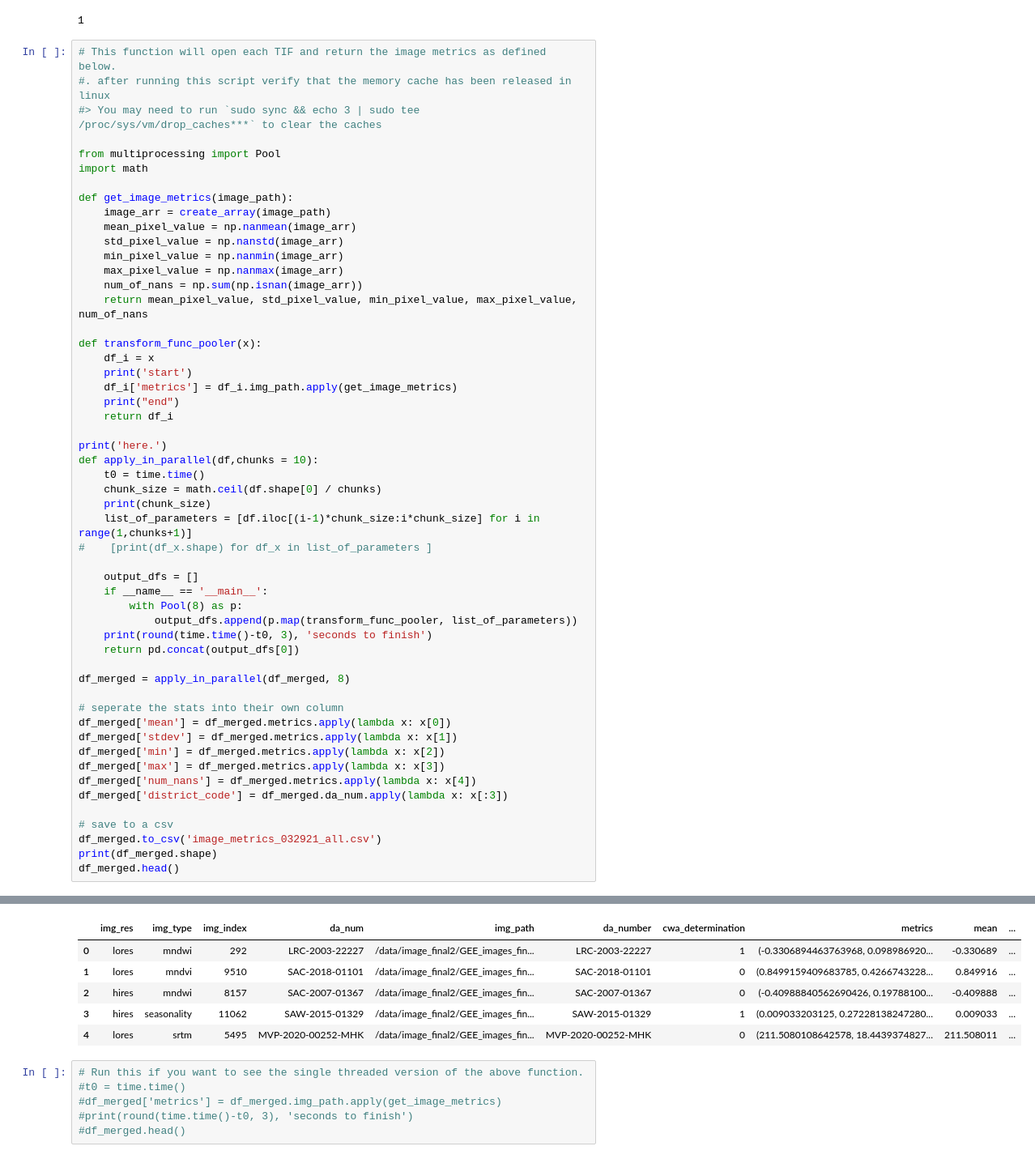
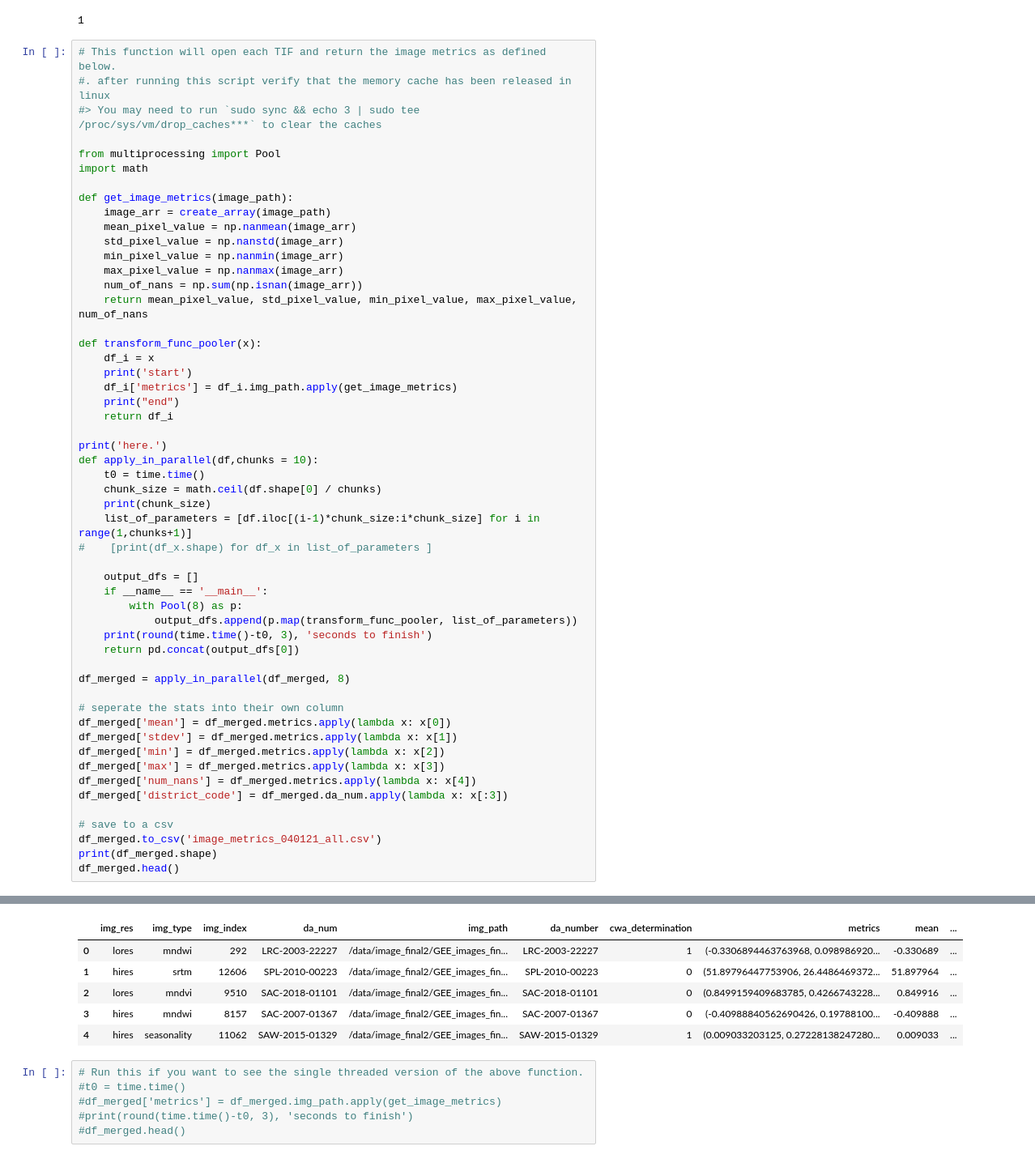
Before and after one commit to jgaustad/pollutemenot-ai, a Jupyter notebook: EDA_images032121.ipynb, the cells around one changed output, grey strips where cells are left out. Shown at 81% size. Drawn from its saved outputs; the diff is of its cells as text.

```diff
--- a/EDA_images032121.ipynb
+++ b/EDA_images032121.ipynb
@@ -160,7 +160,7 @@ df_merged['num_nans'] = df_merged.metrics.apply(lambda x: x[4])
 df_merged['district_code'] = df_merged.da_num.apply(lambda x: x[:3])
 
 # save to a csv
-df_merged.to_csv('image_metrics_032921_all.csv')
+df_merged.to_csv('image_metrics_040121_all.csv')
 print(df_merged.shape)
 df_merged.head()
 # %% [output]
@@ -195,9 +195,9 @@ end
 |  | img_res | img_type | img_index | da_num | img_path | da_number | cwa_determination | metrics | mean | ... |
 | 0 | lores | mndwi | 292 | LRC-2003-22227 | /data/image_final2/GEE_images_fin... | LRC-2003-22227 | 1 | (-0.3306894463763968, 0.098986920... | -0.330689 | ... |
-| 1 | lores | mndvi | 9510 | SAC-2018-01101 | /data/image_final2/GEE_images_fin... | SAC-2018-01101 | 0 | (0.8499159409683785, 0.4266743228... | 0.849916 | ... |
-| 2 | hires | mndwi | 8157 | SAC-2007-01367 | /data/image_final2/GEE_images_fin... | SAC-2007-01367 | 0 | (-0.40988840562690426, 0.19788100... | -0.409888 | ... |
-| 3 | hires | seasonality | 11062 | SAW-2015-01329 | /data/image_final2/GEE_images_fin... | SAW-2015-01329 | 1 | (0.009033203125, 0.27228138247280... | 0.009033 | ... |
-| 4 | lores | srtm | 5495 | MVP-2020-00252-MHK | /data/image_final2/GEE_images_fin... | MVP-2020-00252-MHK | 0 | (211.5080108642578, 18.4439374827... | 211.508011 | ... |
+| 1 | hires | srtm | 12606 | SPL-2010-00223 | /data/image_final2/GEE_images_fin... | SPL-2010-00223 | 0 | (51.89796447753906, 26.4486469372... | 51.897964 | ... |
+| 2 | lores | mndvi | 9510 | SAC-2018-01101 | /data/image_final2/GEE_images_fin... | SAC-2018-01101 | 0 | (0.8499159409683785, 0.4266743228... | 0.849916 | ... |
+| 3 | hires | mndwi | 8157 | SAC-2007-01367 | /data/image_final2/GEE_images_fin... | SAC-2007-01367 | 0 | (-0.40988840562690426, 0.19788100... | -0.409888 | ... |
+| 4 | hires | seasonality | 11062 | SAW-2015-01329 | /data/image_final2/GEE_images_fin... | SAW-2015-01329 | 1 | (0.009033203125, 0.27228138247280... | 0.009033 | ... |
 # %%
 # Run this if you want to see the single threaded version of the above function.
 #t0 = time.time()
```
Also changed, not shown: parts of 8 cells of this notebook, 11 other files.
